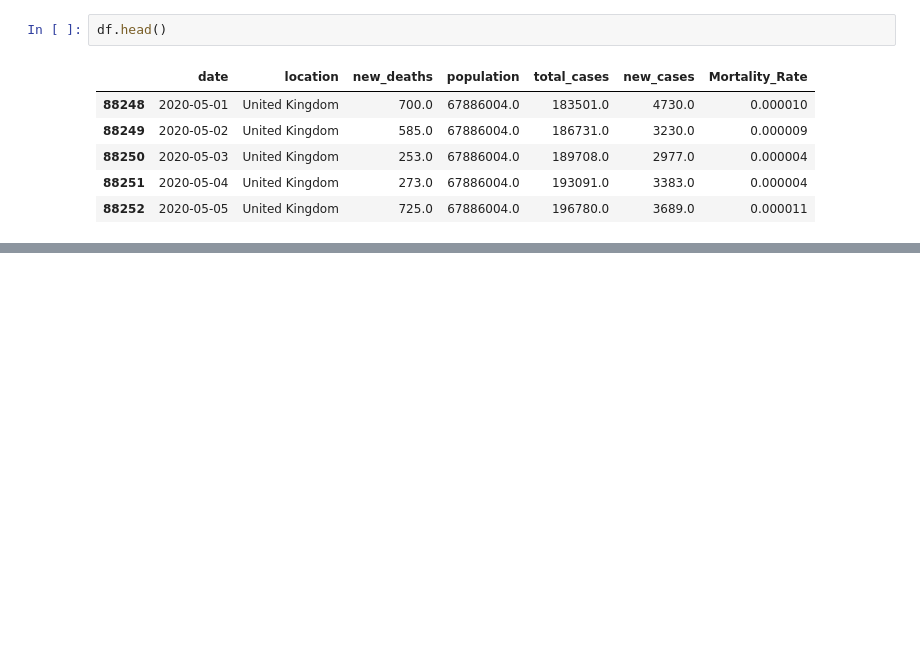
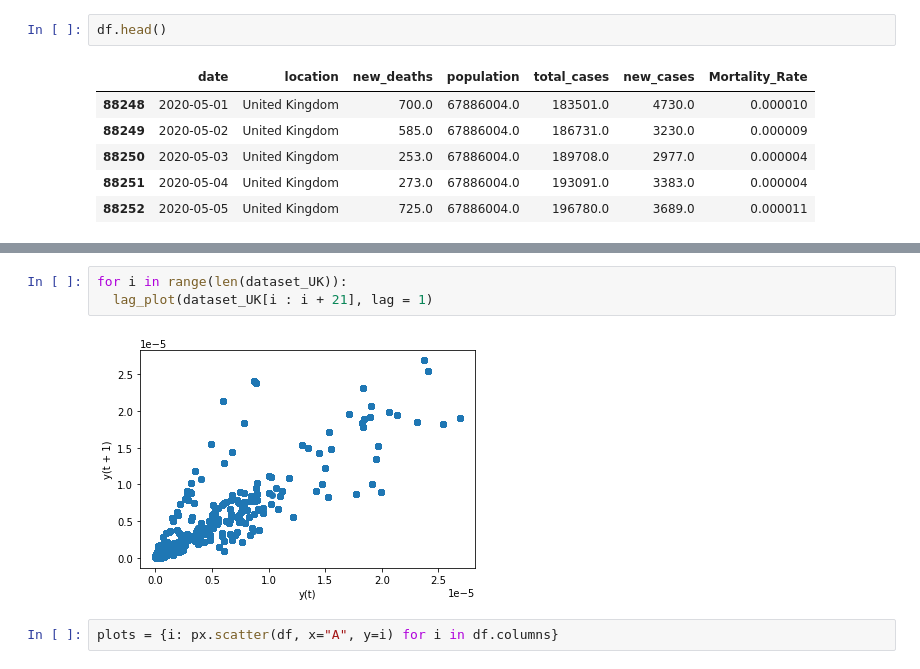
Before and after one commit to abhishek111222/Data-Science-Project, a Jupyter notebook: Time series of Mortality Rate (Try 3)/time_mortality_try3.ipynb, the cells around one changed output, grey strips where cells are left out. Saved outputs shown, nothing was run; the diff lists cells and outputs as text; blank space fills up the shorter version.

```diff
--- a/Time series of Mortality Rate (Try 3)/time_mortality_try3.ipynb
+++ b/Time series of Mortality Rate (Try 3)/time_mortality_try3.ipynb
@@ -693,0 +781,7 @@ fig.show()
+# %%
+for i in range(len(dataset_UK)):
+  lag_plot(dataset_UK[i : i + 21], lag = 1)
+# %% [output]
+[figure, added]
+# %%
+plots = {i: px.scatter(df, x="A", y=i) for i in df.columns}
```
Also changed, not shown: parts of 13 cells of this notebook.
